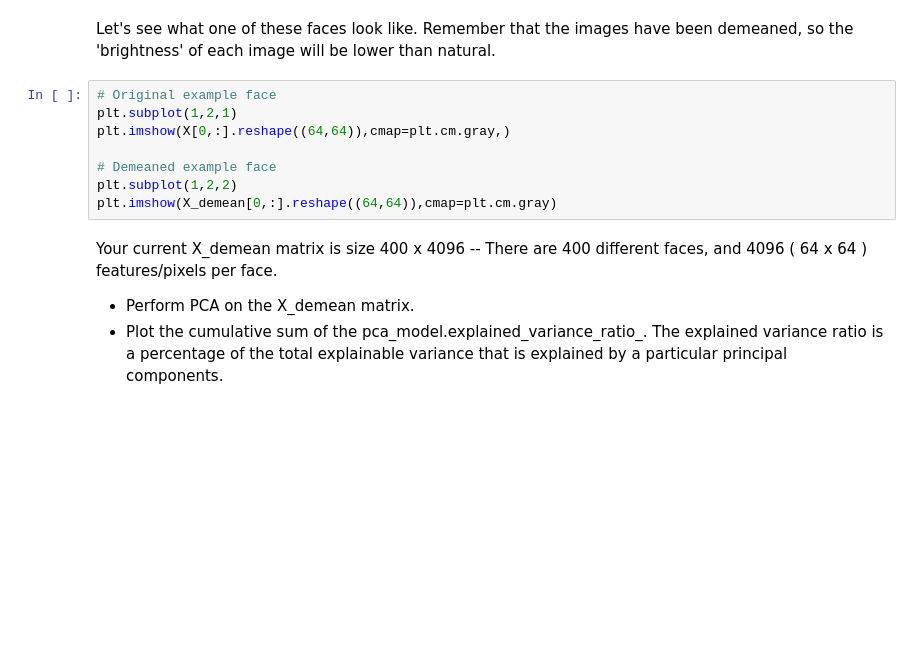
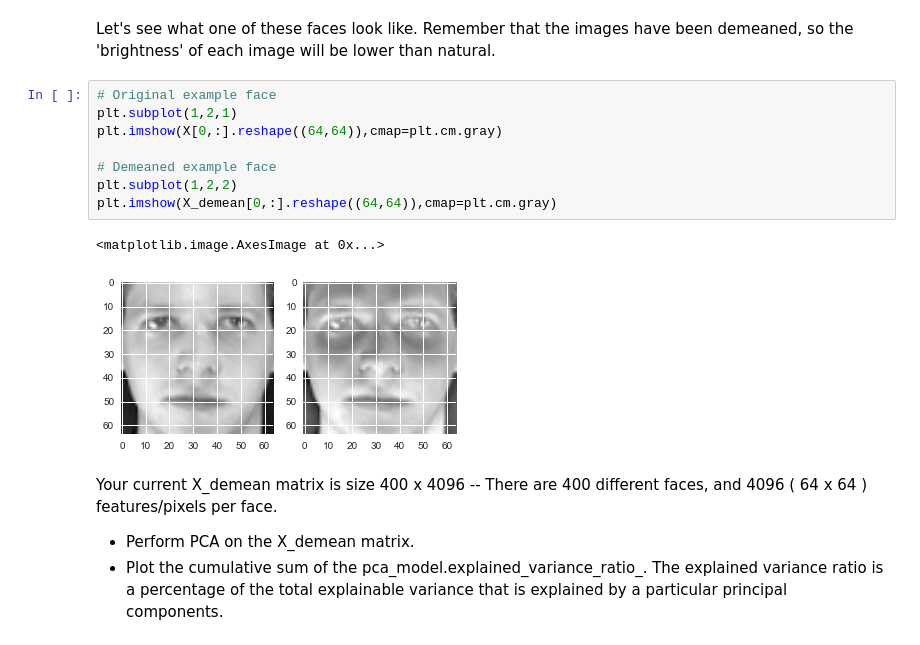
Before and after one commit to brianchandbound/ga-ds, a Jupyter notebook: 14_dimension/14_01_pca.ipynb, the cells around one changed output. Cells and saved outputs as stored; diff of their text form; blank space fills up the shorter version.

```diff
--- a/14_dimension/14_01_pca.ipynb
+++ b/14_dimension/14_01_pca.ipynb
@@ -142,11 +243,14 @@ Let's see what one of these faces look like. Remember that the images have been
 # %%
 # Original example face
 plt.subplot(1,2,1)
-plt.imshow(X[0,:].reshape((64,64)),cmap=plt.cm.gray,)
+plt.imshow(X[0,:].reshape((64,64)),cmap=plt.cm.gray)
 
 # Demeaned example face
 plt.subplot(1,2,2)
 plt.imshow(X_demean[0,:].reshape((64,64)),cmap=plt.cm.gray)
+# %% [output]
+<matplotlib.image.AxesImage at 0x...>
+[figure, added]
 # %% [markdown]
 Your current X_demean matrix is size 400 x 4096 -- There are 400 different faces, and 4096 ( 64 x 64 ) features/pixels per face.
 
```
Also changed, not shown: parts of 25 cells of this notebook, 1 other file.
